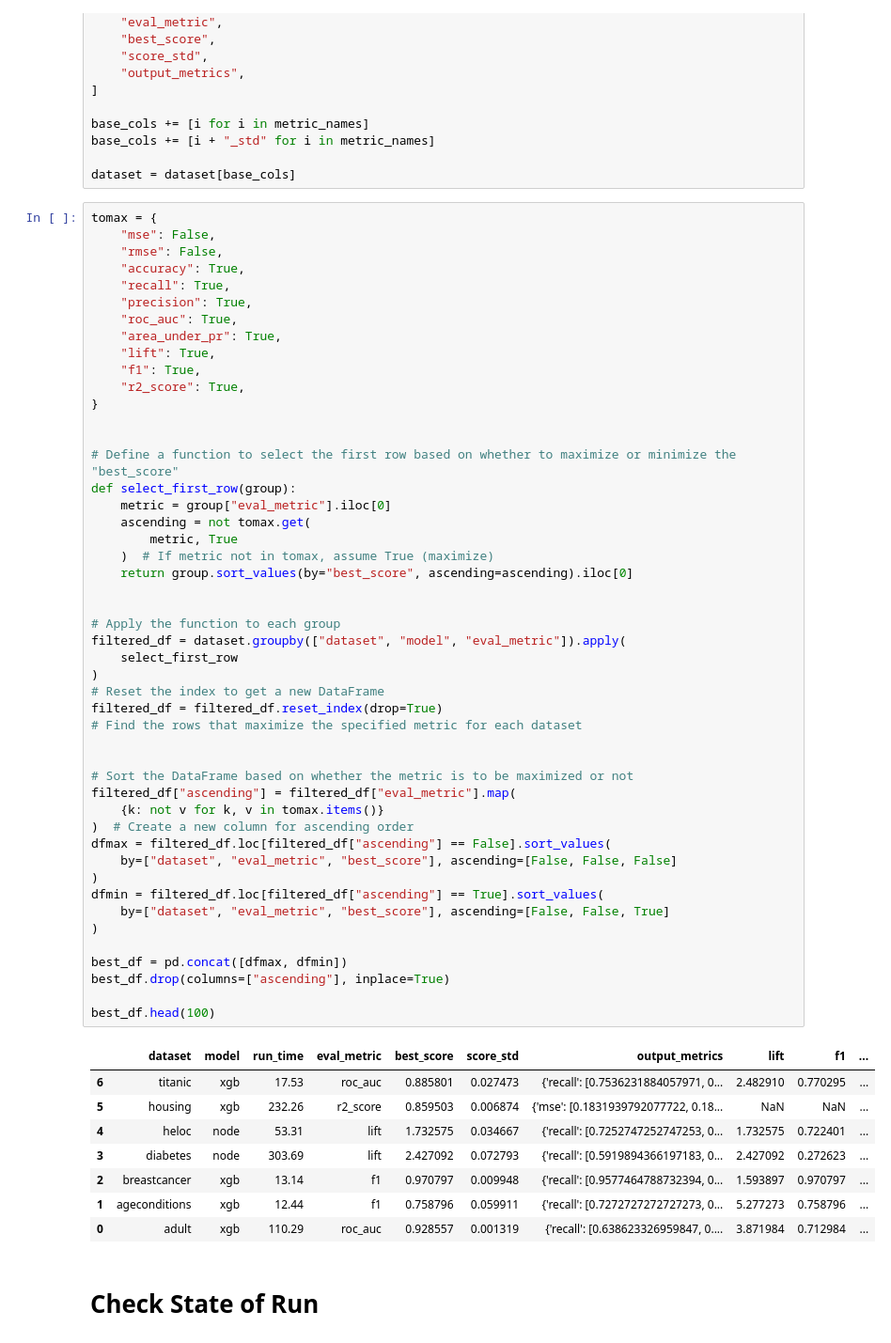
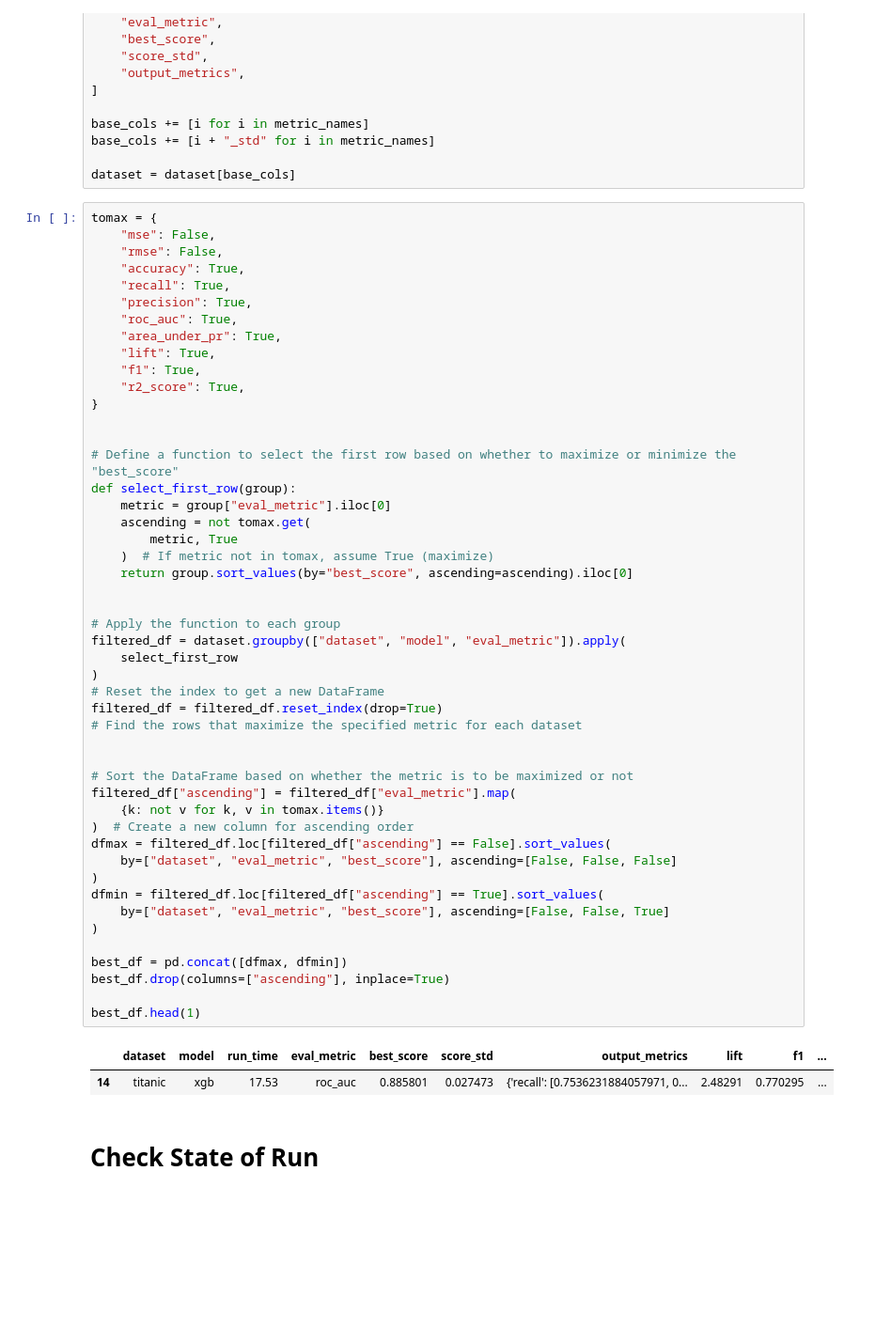
Before and after one commit to mdicio/AutoDeep, a Jupyter notebook: notebooks/ResultsExplorationBookFinal.ipynb, the cells around one changed output. Shown at 94% size. Cells and saved outputs as stored; diff of their text form; blank space fills up the shorter version.

```diff
--- a/notebooks/ResultsExplorationBookFinal.ipynb
+++ b/notebooks/ResultsExplorationBookFinal.ipynb
@@ -82,41 +82,35 @@ def select_first_row(group):
         metric, True
     )  # If metric not in tomax, assume True (maximize)
     return group.sort_values(by="best_score", ascending=ascending).iloc[0]
 
 
 # Apply the function to each group
 filtered_df = dataset.groupby(["dataset", "model", "eval_metric"]).apply(
     select_first_row
 )
 # Reset the index to get a new DataFrame
 filtered_df = filtered_df.reset_index(drop=True)
 # Find the rows that maximize the specified metric for each dataset
 
 
 # Sort the DataFrame based on whether the metric is to be maximized or not
 filtered_df["ascending"] = filtered_df["eval_metric"].map(
     {k: not v for k, v in tomax.items()}
 )  # Create a new column for ascending order
 dfmax = filtered_df.loc[filtered_df["ascending"] == False].sort_values(
     by=["dataset", "eval_metric", "best_score"], ascending=[False, False, False]
 )
 dfmin = filtered_df.loc[filtered_df["ascending"] == True].sort_values(
     by=["dataset", "eval_metric", "best_score"], ascending=[False, False, True]
 )
 
 best_df = pd.concat([dfmax, dfmin])
 best_df.drop(columns=["ascending"], inplace=True)
 
-best_df.head(100)
+best_df.head(1)
 # %% [output]
 |  | dataset | model | run_time | eval_metric | best_score | score_std | output_metrics | lift | f1 | ... |
-| 6 | titanic | xgb | 17.53 | roc_auc | 0.885801 | 0.027473 | {'recall': [0.7536231884057971, 0... | 2.482910 | 0.770295 | ... |
-| 5 | housing | xgb | 232.26 | r2_score | 0.859503 | 0.006874 | {'mse': [0.1831939792077722, 0.18... | NaN | NaN | ... |
-| 4 | heloc | node | 53.31 | lift | 1.732575 | 0.034667 | {'recall': [0.7252747252747253, 0... | 1.732575 | 0.722401 | ... |
-| 3 | diabetes | node | 303.69 | lift | 2.427092 | 0.072793 | {'recall': [0.5919894366197183, 0... | 2.427092 | 0.272623 | ... |
-| 2 | breastcancer | xgb | 13.14 | f1 | 0.970797 | 0.009948 | {'recall': [0.9577464788732394, 0... | 1.593897 | 0.970797 | ... |
-| 1 | ageconditions | xgb | 12.44 | f1 | 0.758796 | 0.059911 | {'recall': [0.7272727272727273, 0... | 5.277273 | 0.758796 | ... |
-| 0 | adult | xgb | 110.29 | roc_auc | 0.928557 | 0.001319 | {'recall': [0.638623326959847, 0.... | 3.871984 | 0.712984 | ... |
+| 14 | titanic | xgb | 17.53 | roc_auc | 0.885801 | 0.027473 | {'recall': [0.7536231884057971, 0... | 2.48291 | 0.770295 | ... |
 # %% [markdown]
 # Check State of Run
 # %%
```
Also changed, not shown: parts of 22 cells of this notebook, 38 other files.
